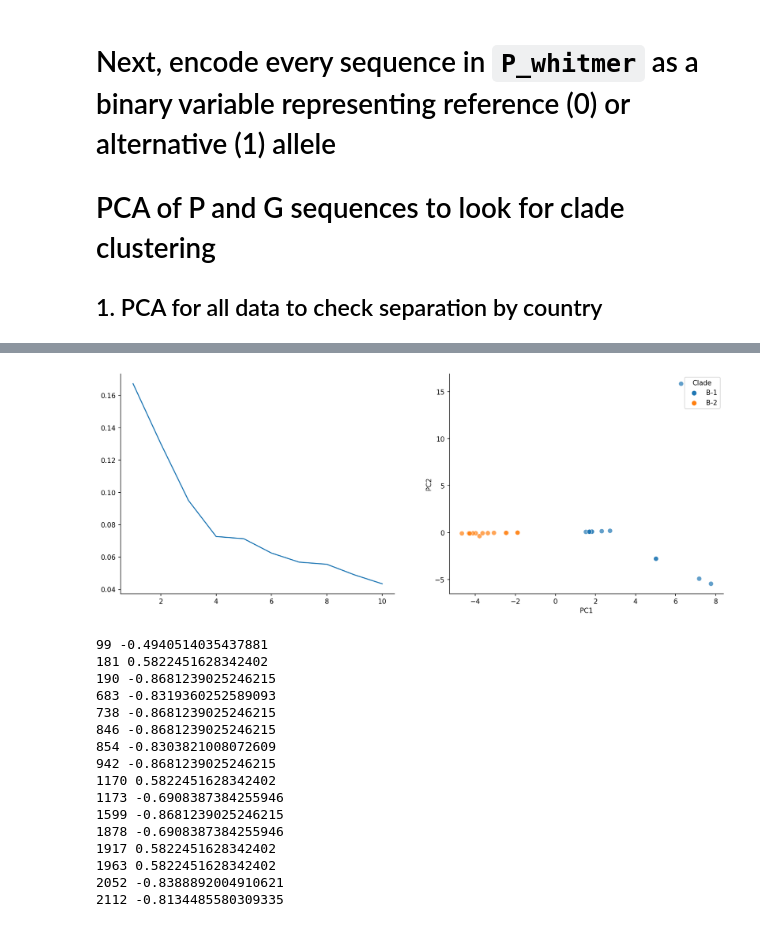
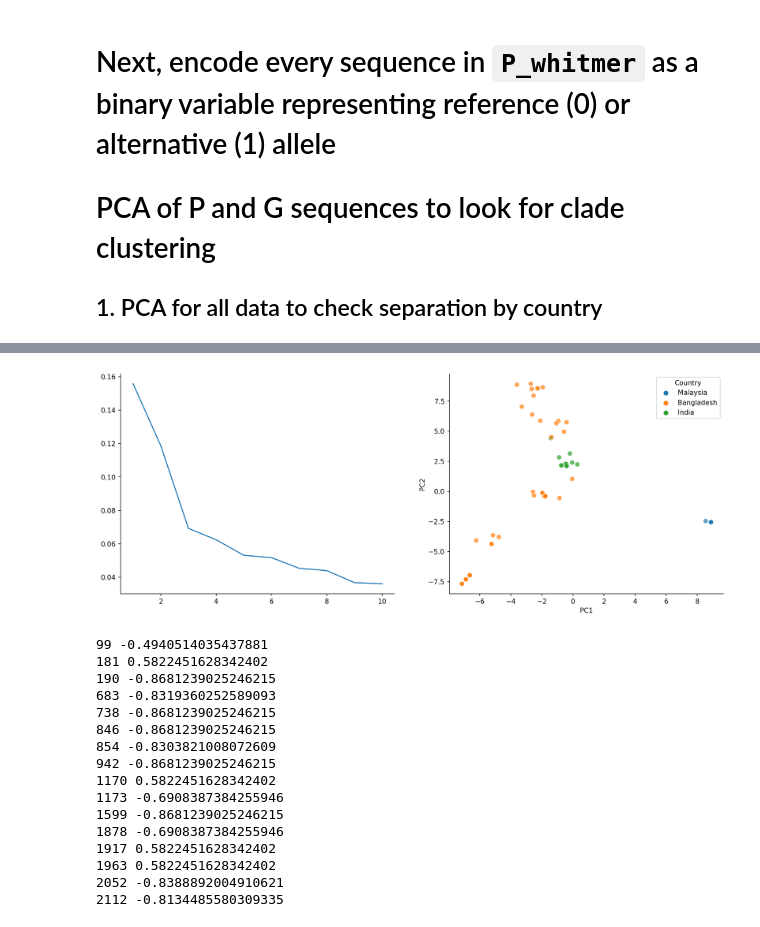
Before and after one commit to sanju99/niv_evo, a Jupyter notebook: clade_differences.ipynb, the cells around one changed output, grey strips where cells are left out. Drawn from its saved outputs; the diff is of its cells as text; code cells hidden in the pictures.

```diff
--- a/clade_differences.ipynb
+++ b/clade_differences.ipynb
@@ -79 +77,11 @@ p_bgd = parse_vcf_snps("alignments/P_whitmer_BGD_SNPS.vcf")
+# %%
+def get_seq_df(fasta_file, isolates_lst):
+
+    seqs = [(seq.id, str(seq.seq)) for seq in SeqIO.parse(fasta_file, "fasta") if seq.id in isolates_lst]
+    seq_df = pd.DataFrame(seqs).rename(columns={0:"ID", 1:"Seq"})
+
+    data_transf = seq_df.Seq.str.split("", expand=True).iloc[:, 1:-1].T.reset_index()
+    data_transf.columns = ["Pos"] + list(seq_df.ID.values)
+
+    return data_transf
 # %%
@@ -263,9 +228,9 @@ def two_comp_PCA(snp_matrix, color_col):
 # %%
-#_, pca_df_all = two_comp_PCA(snp_matrix, "Country")
+_, pca_df = two_comp_PCA(input_mat, "Country")
+# %% [output]
+[figure, added]
 # %%
-X_snps_bgd, pca_df_bgd = two_comp_PCA(snp_matrix, "Clade")
+#X_snps_bgd, pca_df_bgd = two_comp_PCA(snp_matrix, "Clade")
-# %% [output]
-[figure, removed]
 # %%
 for i in range(X_snps_bgd.shape[1]):
 
```
Also changed, not shown: parts of 15 cells of this notebook, 26 other files.
